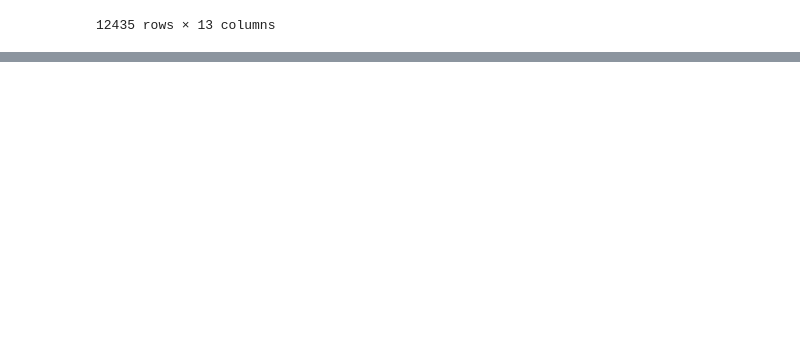
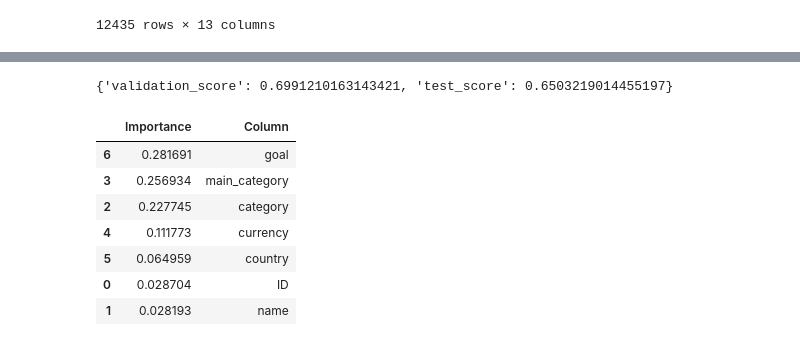
Before and after one commit to JonathanBechtel/dat-02-22, a Jupyter notebook: ClassMaterial/Unit3/Class14 Notebook.ipynb, the cells around one changed output, grey strips where cells are left out. Cells and saved outputs as stored; diff of their text form; code cells hidden in the pictures; blank space fills up the shorter version.

```diff
--- a/ClassMaterial/Unit3/Class14 Notebook.ipynb
+++ b/ClassMaterial/Unit3/Class14 Notebook.ipynb
@@ -317,0 +416,3 @@ X_test_copy
+# %%
+df = extract_dates(df)
+df.columns
@@ -317,0 +437,2 @@ X_test_copy
+# %%
+mod1 = xgb.XGBClassifier()
@@ -317,0 +459,5 @@ X_test_copy
+# %%
+pipe = make_pipeline(OrdinalEncoder(), mod1)
+# %%
+X = df.drop(['deadline', 'launched', 'state'], axis=1)
+y = df['state']
@@ -317,0 +471,16 @@ X_test_copy
+# %%
+scores
+# %% [output]
+{'validation_score': 0.6991210163143421, 'test_score': 0.6503219014455197}
+# %%
+feats = pd.DataFrame({ 'Importance': pipe.steps[1][1].feature_importances_, 'Column': X.columns})
+feats.sort_values(by='Importance', ascending=False)
+# %% [output]
+|  | Importance | Column |
+| 6 | 0.281691 | goal |
+| 3 | 0.256934 | main_category |
+| 2 | 0.227745 | category |
+| 4 | 0.111773 | currency |
+| 5 | 0.064959 | country |
+| 0 | 0.028704 | ID |
+| 1 | 0.028193 | name |
```
Also changed, not shown: parts of 29 cells of this notebook, 3 other files.
